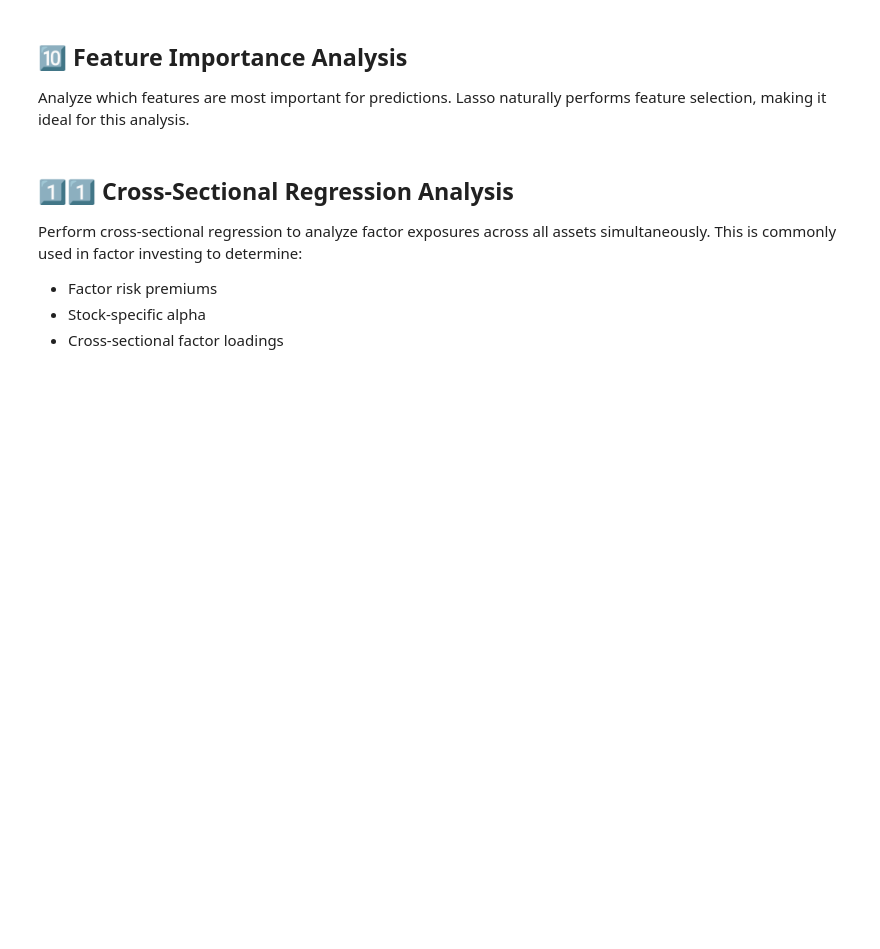
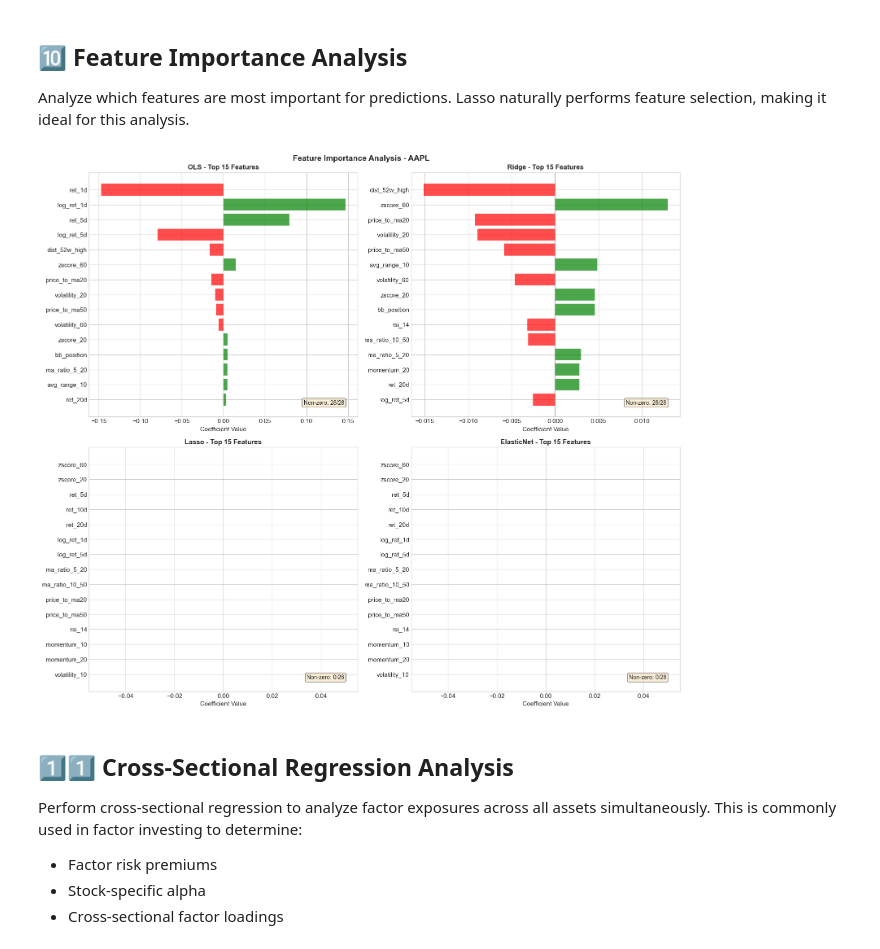
Before and after one commit to Breeganzo/Quant_ML_Basics, a Jupyter notebook: 02_Daily_Coding/Week_05.1_Linear_Models/Trading_Strategy.ipynb, the cells around one changed output. Saved outputs shown, nothing was run; the diff lists cells and outputs as text; code cells hidden in the pictures; blank space fills up the shorter version.

```diff
--- a/02_Daily_Coding/Week_05.1_Linear_Models/Trading_Strategy.ipynb
+++ b/02_Daily_Coding/Week_05.1_Linear_Models/Trading_Strategy.ipynb
@@ -134,15 +134,15 @@ def fetch_stock_data(tickers: list, start: str, end: str) -> dict:
     # Download all data at once
     data = yf.download(tickers, start=start, end=end, progress=False)
 
-    # Extract adjusted close and volume
+    # Extract adjusted close and volume (yfinance auto_adjust=True uses 'Close')
     if len(tickers) == 1:
-        prices = data['Adj Close'].to_frame(name=tickers[0])
+        prices = data['Close'].to_frame(name=tickers[0])
         volume = data['Volume'].to_frame(name=tickers[0])
         high = data['High'].to_frame(name=tickers[0])
         low = data['Low'].to_frame(name=tickers[0])
         open_price = data['Open'].to_frame(name=tickers[0])
     else:
-        prices = data['Adj Close']
+        prices = data['Close']
         volume = data['Volume']
         high = data['High']
         low = data['Low']
@@ -724,39 +812,44 @@ def plot_feature_importance(models: dict, feature_names: list, ticker: str):
         # Extract coefficients
         if model_name == 'OLS':
             coefs = model.coef_
+        elif model_name == 'ElasticNet':
+            # ElasticNet pipeline step is named 'enet'
+            coefs = model.named_steps['enet'].coef_
         else:
             # For pipeline models
             coefs = model.named_steps[model_name.lower()].coef_
 
         # Create DataFrame for plotting
         coef_df = pd.DataFrame({
             'Feature': feature_names,
             'Coefficient': coefs
         })
         coef_df['Abs_Coef'] = np.abs(coef_df['Coefficient'])
         coef_df = coef_df.sort_values('Abs_Coef', ascending=True).tail(15)
 
         # Plot
         colors = ['green' if c > 0 else 'red' for c in coef_df['Coefficient']]
         ax.barh(coef_df['Feature'], coef_df['Coefficient'], color=colors, alpha=0.7)
         ax.set_title(f'{model_name} - Top 15 Features', fontsize=12, fontweight='bold')
         ax.axvline(x=0, color='gray', linestyle='-', linewidth=0.5)
         ax.set_xlabel('Coefficient Value')
 
         # Count non-zero features (for Lasso/ElasticNet)
         non_zero = np.sum(np.abs(coefs) > 1e-10)
         ax.text(0.95, 0.05, f'Non-zero: {non_zero}/{len(coefs)}',
                 transform=ax.transAxes, ha='right', fontsize=10,
                 bbox=dict(boxstyle='round', facecolor='wheat', alpha=0.5))
 
     plt.suptitle(f'Feature Importance Analysis - {ticker}', fontsize=14, fontweight='bold')
     plt.tight_layout()
     plt.show()
 
 # Plot feature importance for first ticker
 sample_ticker = TICKERS[0]
 feature_names = model_data[sample_ticker]['feature_cols']
 plot_feature_importance(all_models[sample_ticker], feature_names, sample_ticker)
+# %% [output]
+[figure, added]
 # %% [markdown]
 ## 1️⃣1️⃣ Cross-Sectional Regression Analysis
 
```
Also changed, not shown: parts of 15 cells of this notebook, 25 other files.
